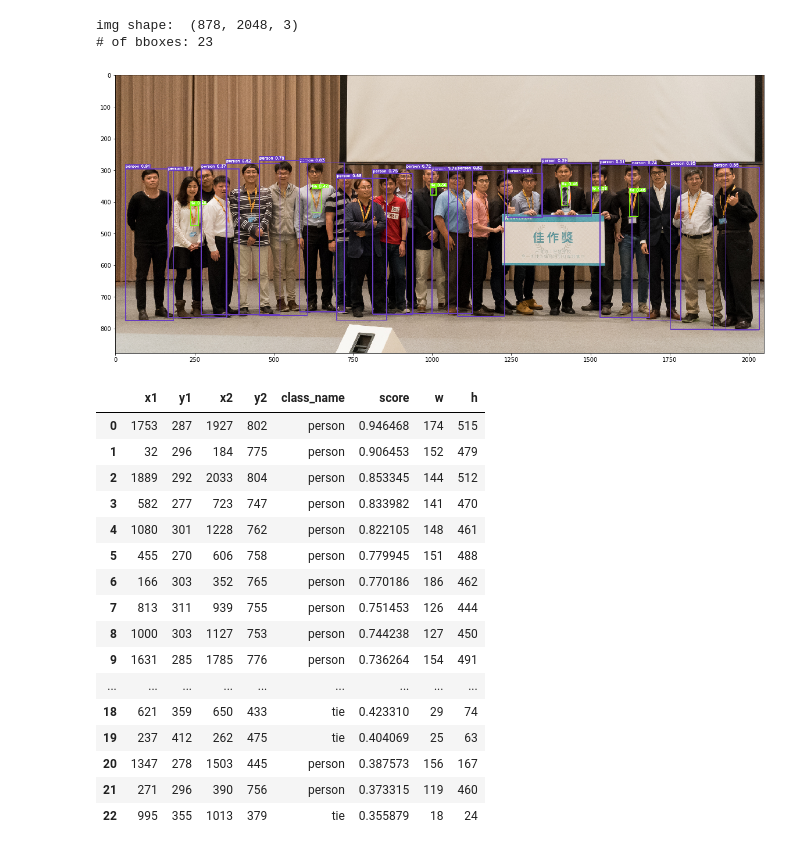
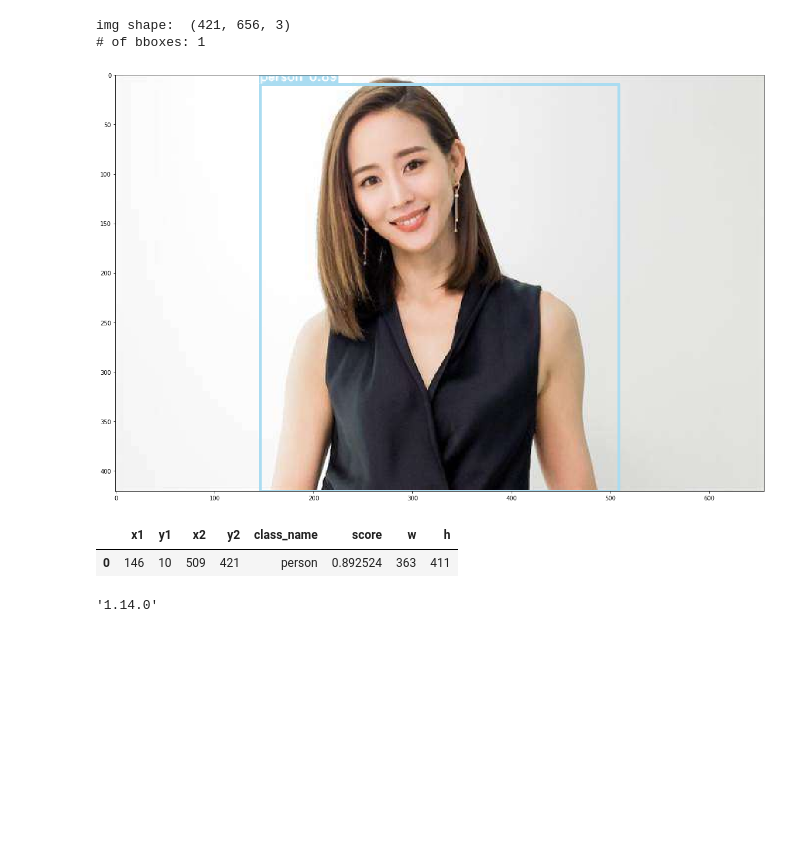
Before and after one commit to taipingeric/yolo-v4-tf.keras, a Jupyter notebook: Inference.ipynb, the cells around one changed output. Drawn from its saved outputs; the diff is of its cells as text; code cells hidden in the pictures; blank space fills up the shorter version.

```diff
--- a/Inference.ipynb
+++ b/Inference.ipynb
@@ -16,2 +25,2 @@ model = Yolov4(
 # %%
-model.load_model('test.h5')
+model.save_model('test.h5')
@@ -42,23 +27,14 @@ ImportError: module models not in sys.modules
-# %%
-model.predict('test.jpg', random_color=False)
-# %% [output]
-img shape:  (878, 2048, 3)
-# of bboxes: 23
-[figure, removed]
-|  | x1 | y1 | x2 | y2 | class_name | score | w | h |
-| 0 | 1753 | 287 | 1927 | 802 | person | 0.946468 | 174 | 515 |
-| 1 | 32 | 296 | 184 | 775 | person | 0.906453 | 152 | 479 |
-| 2 | 1889 | 292 | 2033 | 804 | person | 0.853345 | 144 | 512 |
-| 3 | 582 | 277 | 723 | 747 | person | 0.833982 | 141 | 470 |
-| 4 | 1080 | 301 | 1228 | 762 | person | 0.822105 | 148 | 461 |
-| 5 | 455 | 270 | 606 | 758 | person | 0.779945 | 151 | 488 |
-| 6 | 166 | 303 | 352 | 765 | person | 0.770186 | 186 | 462 |
-| 7 | 813 | 311 | 939 | 755 | person | 0.751453 | 126 | 444 |
-| 8 | 1000 | 303 | 1127 | 753 | person | 0.744238 | 127 | 450 |
-| 9 | 1631 | 285 | 1785 | 776 | person | 0.736264 | 154 | 491 |
-| ... | ... | ... | ... | ... | ... | ... | ... | ... |
-| 18 | 621 | 359 | 650 | 433 | tie | 0.423310 | 29 | 74 |
-| 19 | 237 | 412 | 262 | 475 | tie | 0.404069 | 25 | 63 |
-| 20 | 1347 | 278 | 1503 | 445 | person | 0.387573 | 156 | 167 |
-| 21 | 271 | 296 | 390 | 756 | person | 0.373315 | 119 | 460 |
-| 22 | 995 | 355 | 1013 | 379 | tie | 0.355879 | 18 | 24 |
+# %%
+model.predict('test3.jpg', random_color=True)
+# model.predict('street.jpeg', random_color=True)
+# %% [output]
+img shape:  (421, 656, 3)
+# of bboxes: 1
+[figure, added]
+|  | x1 | y1 | x2 | y2 | class_name | score | w | h |
+| 0 | 146 | 10 | 509 | 421 | person | 0.892524 | 363 | 411 |
+# %%
+import tensorflow
+tensorflow.__version__
+# %% [output]
+'1.14.0'
```
Also changed, not shown: parts of 5 cells of this notebook, 1 other file.
